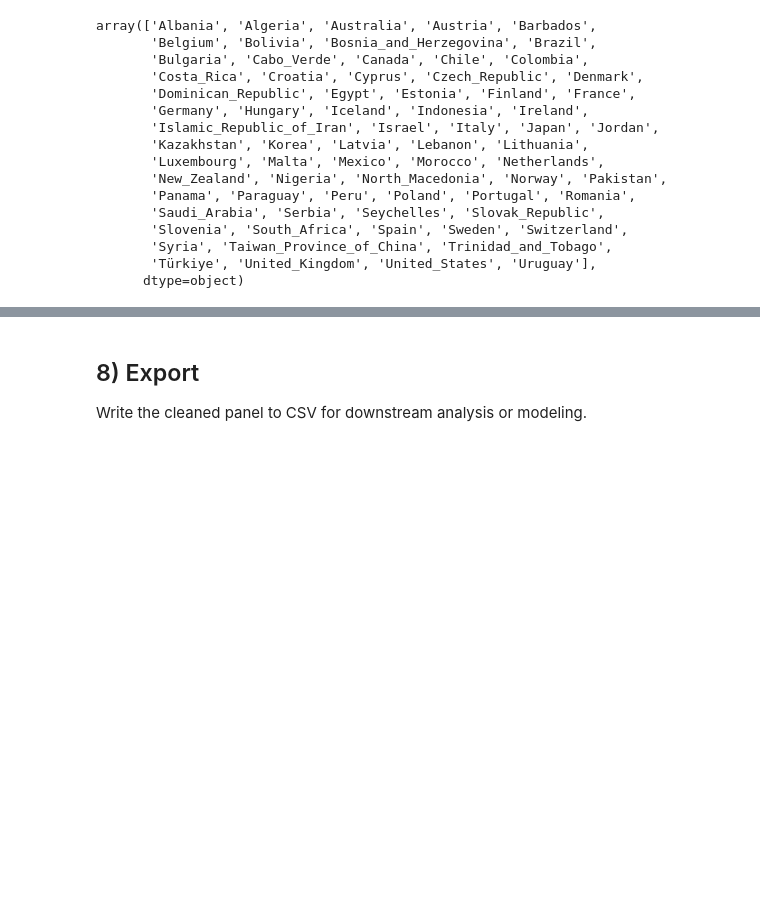
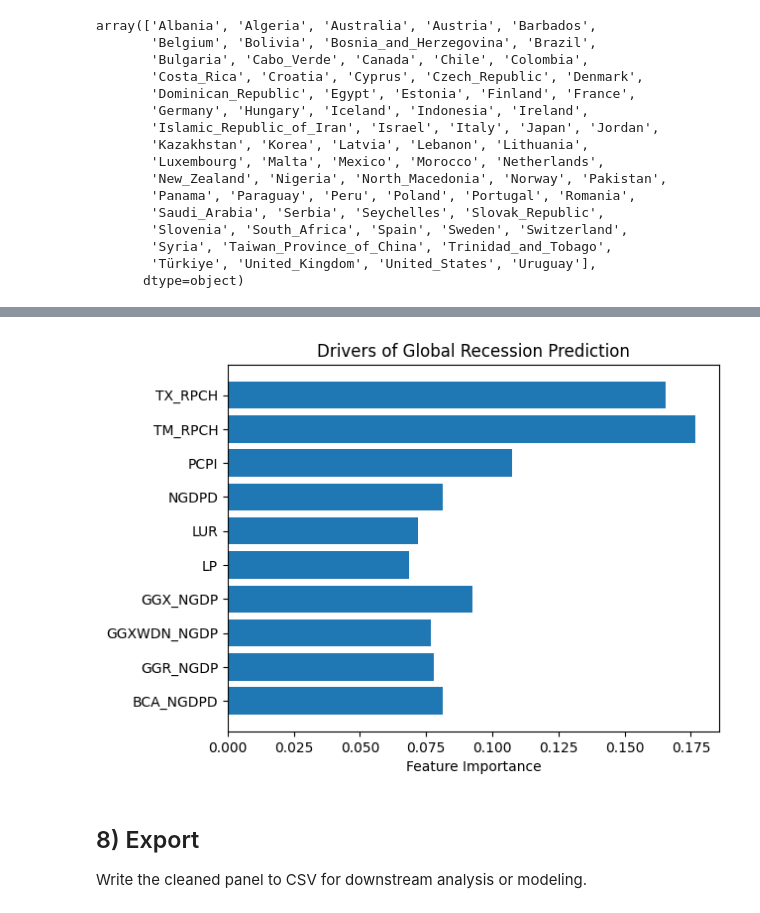
Before and after one commit to ningerdinger/Machine_Learning, a Jupyter notebook: economy.ipynb, the cells around one changed output, grey strips where cells are left out. Saved outputs shown, nothing was run; the diff lists cells and outputs as text; code cells hidden in the pictures; blank space fills up the shorter version.

```diff
--- a/economy.ipynb
+++ b/economy.ipynb
@@ -260,0 +317,15 @@ array(['Albania', 'Algeria', 'Australia', 'Austria', 'Barbados',
+# %%
+from sklearn.model_selection import train_test_split
+
+X_train, X_test, y_train, y_test = train_test_split(
+    X, y, test_size=0.2, random_state=42, stratify=y
+)
+# %%
+from sklearn.linear_model import LogisticRegression
+from sklearn.metrics import classification_report
+
+model = LogisticRegression(max_iter=1000)
+model.fit(X_train, y_train)
+
+y_pred = model.predict(X_test)
+print(classification_report(y_test, y_pred))
@@ -260,0 +341,8 @@ array(['Albania', 'Algeria', 'Australia', 'Austria', 'Barbados',
+# %%
+from sklearn.ensemble import RandomForestClassifier
+
+rf = RandomForestClassifier(n_estimators=100, random_state=42)
+rf.fit(X_train, y_train)
+
+y_pred = rf.predict(X_test)
+print(classification_report(y_test, y_pred))
@@ -261,3 +358,15 @@ array(['Albania', 'Algeria', 'Australia', 'Austria', 'Barbados',
+# %%
+import matplotlib.pyplot as plt
+
+importances = rf.feature_importances_
+feat_names = X.columns
+
+plt.barh(feat_names, importances)
+plt.xlabel("Feature Importance")
+plt.title("Drivers of Global Recession Prediction")
+plt.show()#2te
+# %% [output]
+[figure, added]
 # %% [markdown]
 ## 8) Export
 
```
Also changed, not shown: parts of 6 cells of this notebook.
